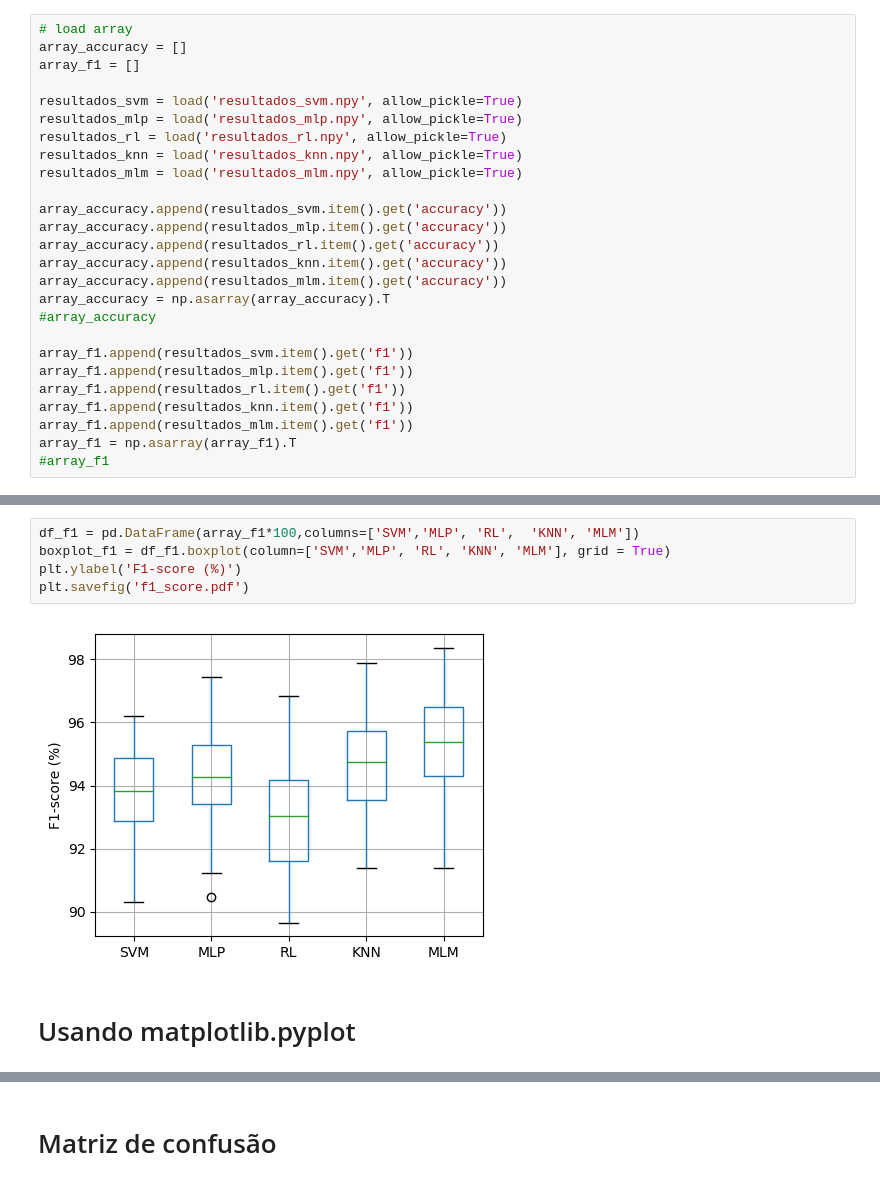
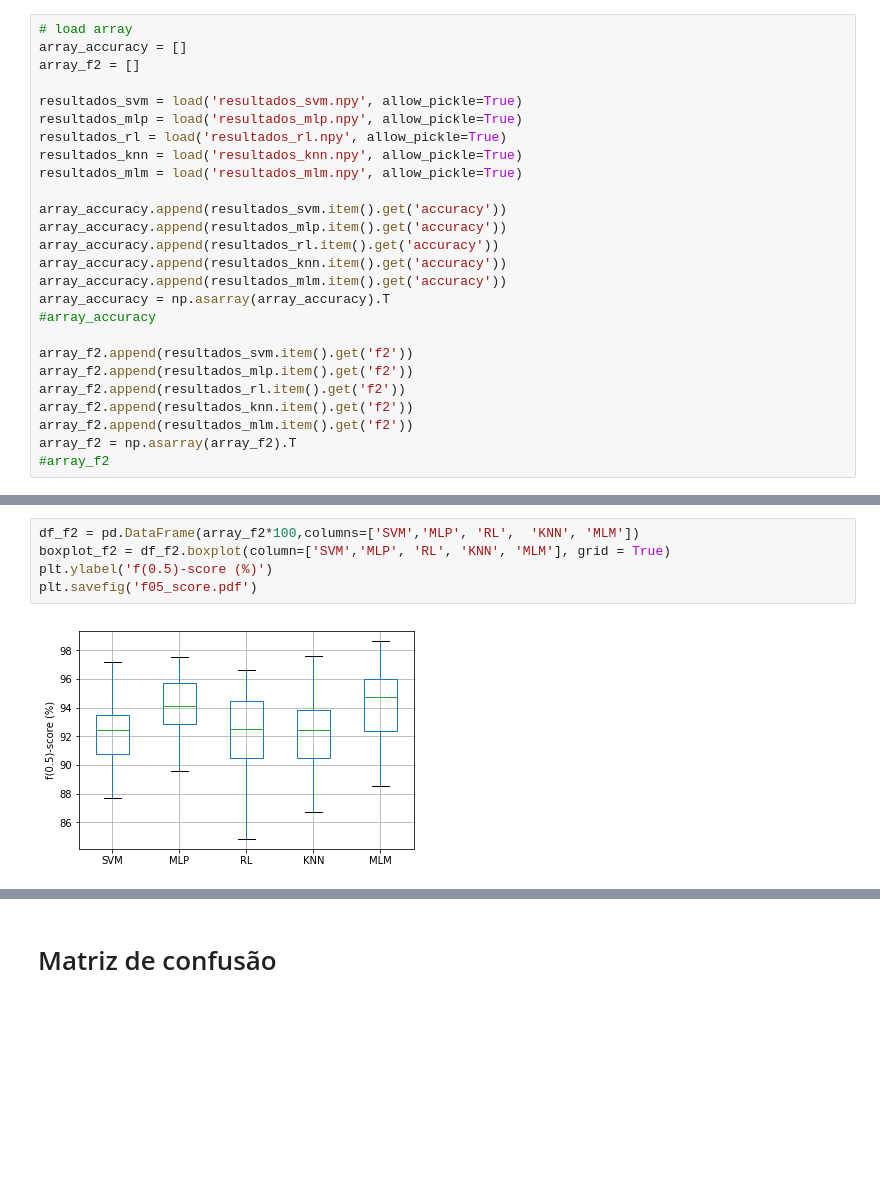
Before and after one commit to Fausto14/artigo_ml_doutorado, a Jupyter notebook: resultados/resultados.ipynb, the cells around one changed output, grey strips where cells are left out. Saved outputs shown, nothing was run; the diff lists cells and outputs as text; blank space fills up the shorter version.

Commit message:
resultados finais

```diff
--- a/resultados/resultados.ipynb
+++ b/resultados/resultados.ipynb
@@ -9,7 +10,7 @@ plt.rcParams.update({'figure.figsize':(5,4), 'figure.dpi':100})
 # %%
 # load array
 array_accuracy = []
-array_f1 = []
+array_f2 = []
 
 resultados_svm = load('resultados_svm.npy', allow_pickle=True)
 resultados_mlp = load('resultados_mlp.npy', allow_pickle=True)
@@ -25,13 +26,13 @@ array_accuracy.append(resultados_mlm.item().get('accuracy'))
 array_accuracy = np.asarray(array_accuracy).T
 #array_accuracy
 
-array_f1.append(resultados_svm.item().get('f1'))
-array_f1.append(resultados_mlp.item().get('f1'))
-array_f1.append(resultados_rl.item().get('f1'))
-array_f1.append(resultados_knn.item().get('f1'))
-array_f1.append(resultados_mlm.item().get('f1'))
-array_f1 = np.asarray(array_f1).T
-#array_f1
+array_f2.append(resultados_svm.item().get('f2'))
+array_f2.append(resultados_mlp.item().get('f2'))
+array_f2.append(resultados_rl.item().get('f2'))
+array_f2.append(resultados_knn.item().get('f2'))
+array_f2.append(resultados_mlm.item().get('f2'))
+array_f2 = np.asarray(array_f2).T
+#array_f2
 # %%
 df_accuracy = pd.DataFrame(array_accuracy*100,columns=['SVM','MLP', 'RL', 'KNN', 'MLM'])
 boxplot_accuracy = df_accuracy.boxplot(column=['SVM','MLP', 'RL', 'KNN', 'MLM'])
@@ -42,9 +43,7 @@ plt.savefig('acuracia.pdf')
 # %%
-df_f1 = pd.DataFrame(array_f1*100,columns=['SVM','MLP', 'RL',  'KNN', 'MLM'])
-boxplot_f1 = df_f1.boxplot(column=['SVM','MLP', 'RL', 'KNN', 'MLM'], grid = True)
-plt.ylabel('F1-score (%)')
-plt.savefig('f1_score.pdf')
+df_f2 = pd.DataFrame(array_f2*100,columns=['SVM','MLP', 'RL',  'KNN', 'MLM'])
+boxplot_f2 = df_f2.boxplot(column=['SVM','MLP', 'RL', 'KNN', 'MLM'], grid = True)
+plt.ylabel('f(0.5)-score (%)')
+plt.savefig('f05_score.pdf')
 # %% [output]
-[figure, old version]
+[figure, new version]
-# %% [markdown]
-# Usando matplotlib.pyplot
```
Also changed, not shown: parts of 20 cells of this notebook, 33 other files.
